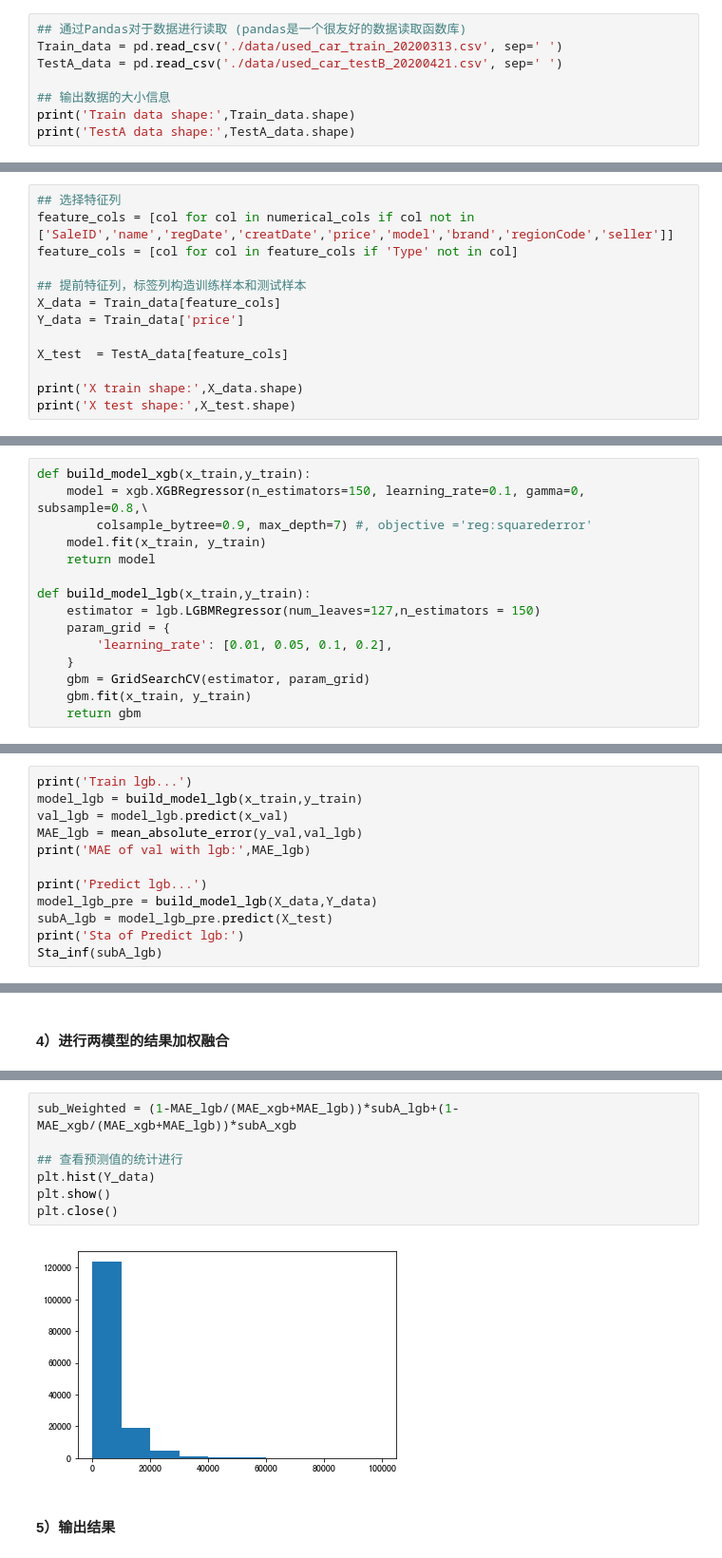
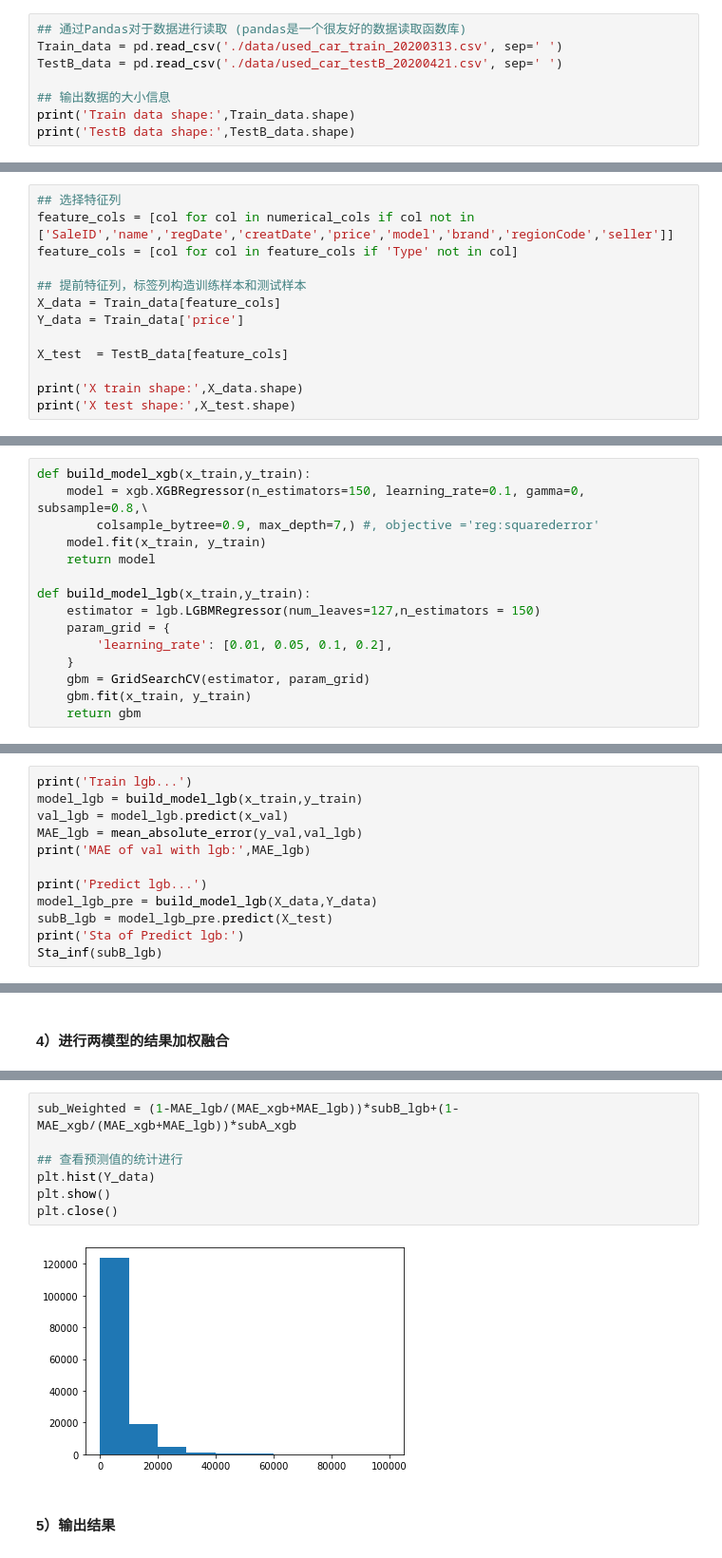
Before and after one commit to bailingnan/Tianchi_Prediction_of_used_car_transaction_price, a Jupyter notebook: Baseline.ipynb, the cells around one changed output, grey strips where cells are left out. Shown at 95% size. Drawn from its saved outputs; the diff is of its cells as text.

```diff
--- a/Baseline.ipynb
+++ b/Baseline.ipynb
@@ -50,10 +52,10 @@ from sklearn.metrics import mean_squared_error, mean_absolute_error
 # %%
 ## 通过Pandas对于数据进行读取 (pandas是一个很友好的数据读取函数库)
 Train_data = pd.read_csv('./data/used_car_train_20200313.csv', sep=' ')
-TestA_data = pd.read_csv('./data/used_car_testB_20200421.csv', sep=' ')
+TestB_data = pd.read_csv('./data/used_car_testB_20200421.csv', sep=' ')
 
 ## 输出数据的大小信息
 print('Train data shape:',Train_data.shape)
-print('TestA data shape:',TestA_data.shape)
+print('TestB data shape:',TestB_data.shape)
 # %% [output]
 Train data shape: (150000, 31)
@@ -182,7 +184,7 @@ feature_cols = [col for col in feature_cols if 'Type' not in col]
 X_data = Train_data[feature_cols]
 Y_data = Train_data['price']
 
-X_test  = TestA_data[feature_cols]
+X_test  = TestB_data[feature_cols]
 
 print('X train shape:',X_data.shape)
 print('X test shape:',X_test.shape)
@@ -263,7 +270,7 @@ Val mae 715.990013454
 # %%
 def build_model_xgb(x_train,y_train):
     model = xgb.XGBRegressor(n_estimators=150, learning_rate=0.1, gamma=0, subsample=0.8,\
-        colsample_bytree=0.9, max_depth=7) #, objective ='reg:squarederror'
+        colsample_bytree=0.9, max_depth=7,) #, objective ='reg:squarederror'
     model.fit(x_train, y_train)
     return model
 
@@ -289,8 +296,8 @@ print('MAE of val with lgb:',MAE_lgb)
 
 print('Predict lgb...')
 model_lgb_pre = build_model_lgb(X_data,Y_data)
-subA_lgb = model_lgb_pre.predict(X_test)
+subB_lgb = model_lgb_pre.predict(X_test)
 print('Sta of Predict lgb:')
-Sta_inf(subA_lgb)
+Sta_inf(subB_lgb)
 # %% [output]
 Train lgb...
@@ -338,12 +347,12 @@ MAE of val with Weighted ensemble: 687.275745703
 # %%
-sub_Weighted = (1-MAE_lgb/(MAE_xgb+MAE_lgb))*subA_lgb+(1-MAE_xgb/(MAE_xgb+MAE_lgb))*subA_xgb
+sub_Weighted = (1-MAE_lgb/(MAE_xgb+MAE_lgb))*subB_lgb+(1-MAE_xgb/(MAE_xgb+MAE_lgb))*subA_xgb
 
 ## 查看预测值的统计进行
 plt.hist(Y_data)
 plt.show()
 plt.close()
 # %% [output]
-[figure, old version]
+[figure, new version]
 # %% [markdown]
 #### 5）输出结果
 # %%
```
Also changed, not shown: parts of 13 cells of this notebook, 11 other files.
